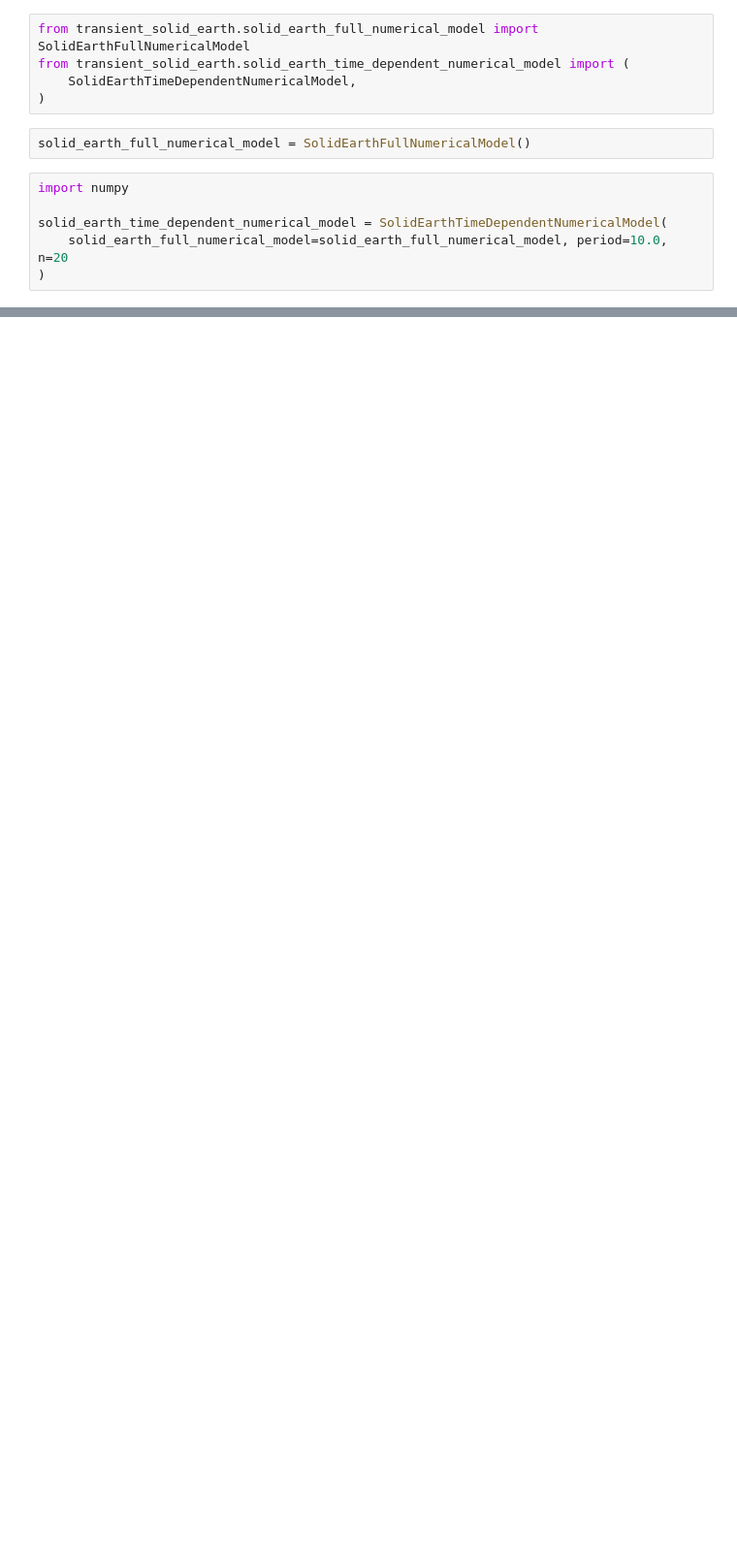
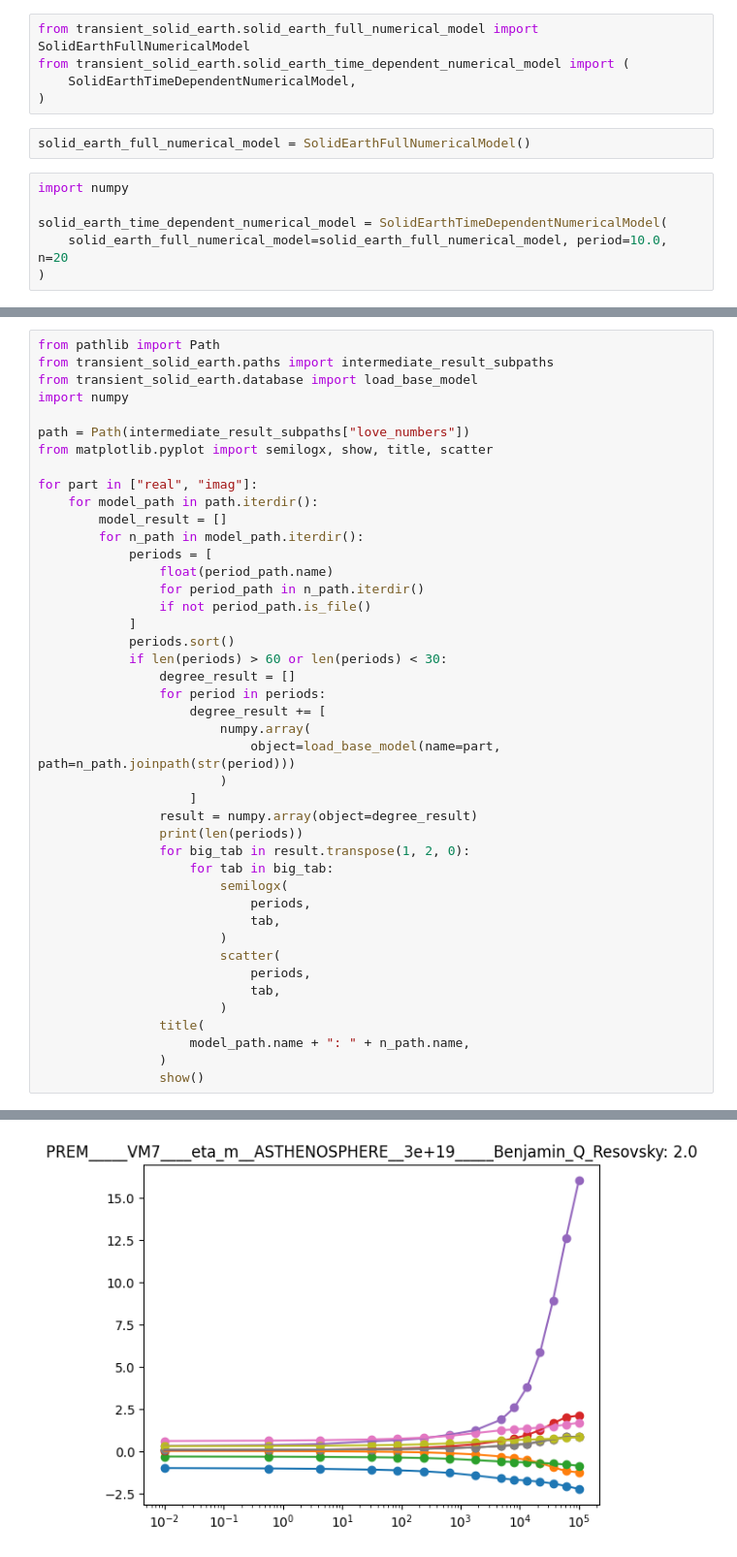
Before and after one commit to maxime-rousselet-cnes/transient_solid_earth, a Jupyter notebook: test.ipynb, the cells around one changed output, grey strips where cells are left out. Shown at 97% size. Drawn from its saved outputs; the diff is of its cells as text; blank space fills up the shorter version.

```diff
--- a/test.ipynb
+++ b/test.ipynb
@@ -26,0 +20,44 @@ array([[-2.6184615 +5.77224228e-01j,  0.0102616 +1.79174949e-02j,
+# %%
+from pathlib import Path
+from transient_solid_earth.paths import intermediate_result_subpaths
+from transient_solid_earth.database import load_base_model
+import numpy
+
+path = Path(intermediate_result_subpaths["love_numbers"])
+from matplotlib.pyplot import semilogx, show, title, scatter
+
+for part in ["real", "imag"]:
+    for model_path in path.iterdir():
+        model_result = []
+        for n_path in model_path.iterdir():
+            periods = [
+                float(period_path.name)
+                for period_path in n_path.iterdir()
+                if not period_path.is_file()
+            ]
+            periods.sort()
+            if len(periods) > 60 or len(periods) < 30:
+                degree_result = []
+                for period in periods:
+                    degree_result += [
+                        numpy.array(
+                            object=load_base_model(name=part, path=n_path.joinpath(str(period)))
+                        )
+                    ]
+                result = numpy.array(object=degree_result)
+                print(len(periods))
+                for big_tab in result.transpose(1, 2, 0):
+                    for tab in big_tab:
+                        semilogx(
+                            periods,
+                            tab,
+                        )
+                        scatter(
+                            periods,
+                            tab,
+                        )
+                title(
+                    model_path.name + ": " + n_path.name,
+                )
+                show()
+# %% [output]
@@ -26,0 +65 @@ array([[-2.6184615 +5.77224228e-01j,  0.0102616 +1.79174949e-02j,
+[figure, added]
```
Also changed, not shown: parts of 3 cells of this notebook, 19 other files.
